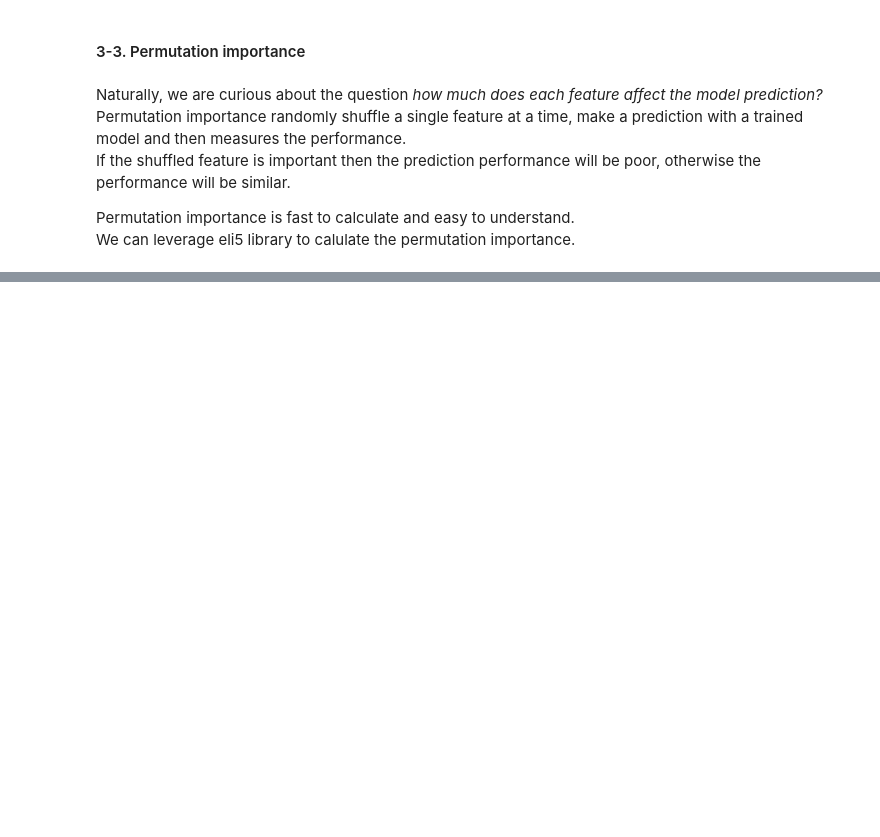
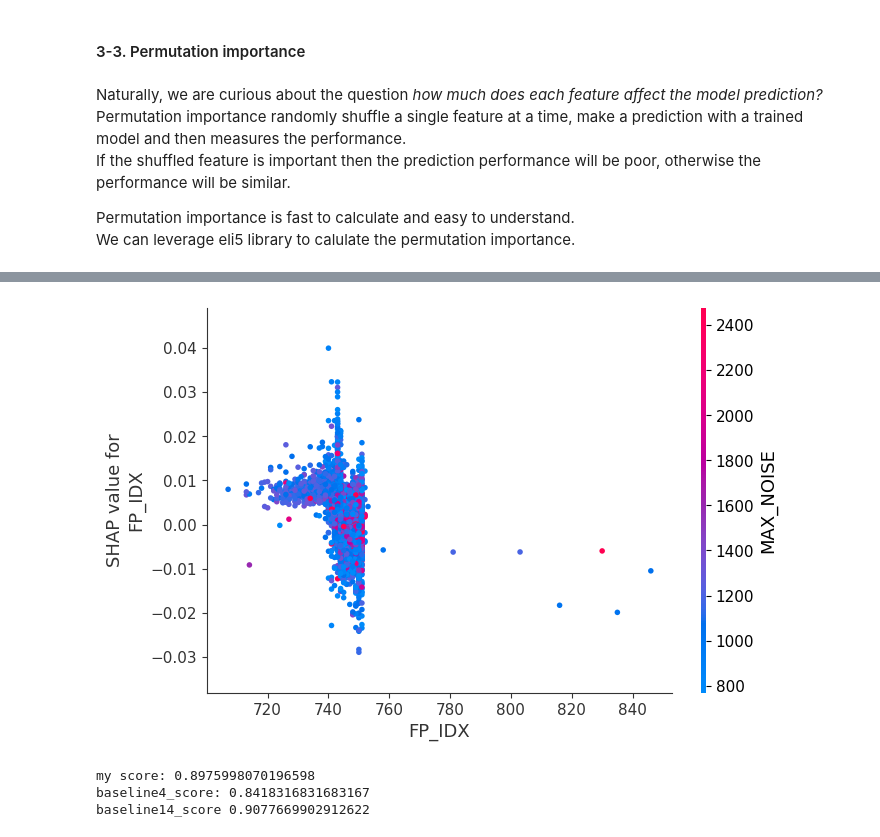
Before and after one commit to junyongeom/binary_classification_tutorial, a Jupyter notebook: classfication_tutorial.ipynb, the cells around one changed output, grey strips where cells are left out. Saved outputs shown, nothing was run; the diff lists cells and outputs as text; code cells hidden in the pictures; blank space fills up the shorter version.

```diff
--- a/classfication_tutorial.ipynb
+++ b/classfication_tutorial.ipynb
@@ -536,0 +553,20 @@ ModuleNotFoundError: No module named 'shap'
+# %%
+shap.dependence_plot('FP_IDX', shap_values[1], test_X, interaction_index='MAX_NOISE')
+# %% [output]
+[figure, added]
+# %%
+my_features_4 = ['PWR_RSS', 'RXPACC', 'RANGE', 'MAX_NOISE']
+
+y = my_dataset['NLOS']
+X = my_dataset[my_features_4]
+train_X, test_X, train_y, test_y = train_test_split(X, y, test_size=0.2, random_state=302)
+my_model_4 = RandomForestClassifier(n_estimators=30, random_state=302)
+my_model_4.fit(train_X, train_y)
+pred_y = my_model_4.predict(test_X)
+score = f1_score(test_y, pred_y)
+
+print('my score:', score, '\nbaseline4_score:', baseline4_score, '\nbaseline14_score', baseline14_score)
+# %% [output]
+my score: 0.8975998070196598
+baseline4_score: 0.8418316831683167
+baseline14_score 0.9077669902912622
```
Also changed, not shown: parts of 16 cells of this notebook, 2 other files.
